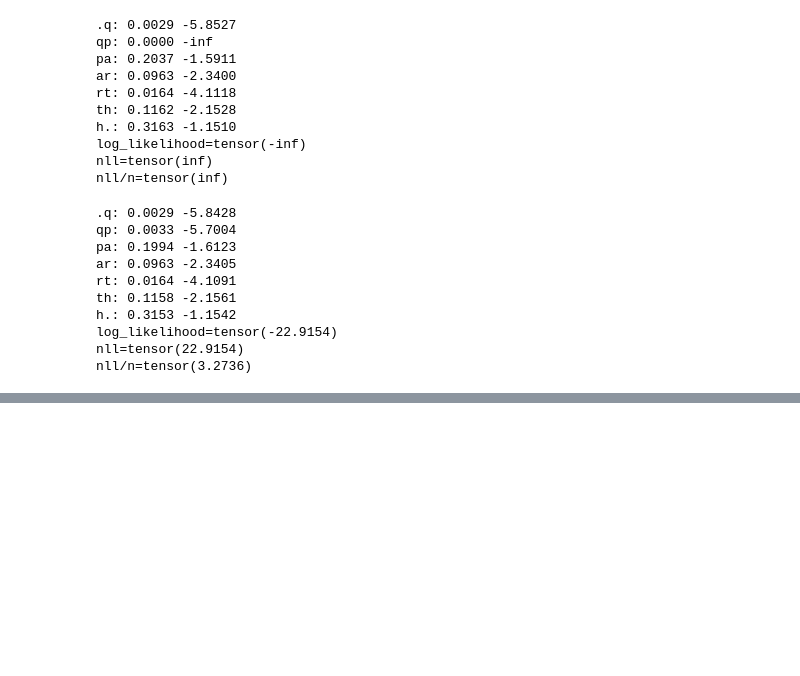
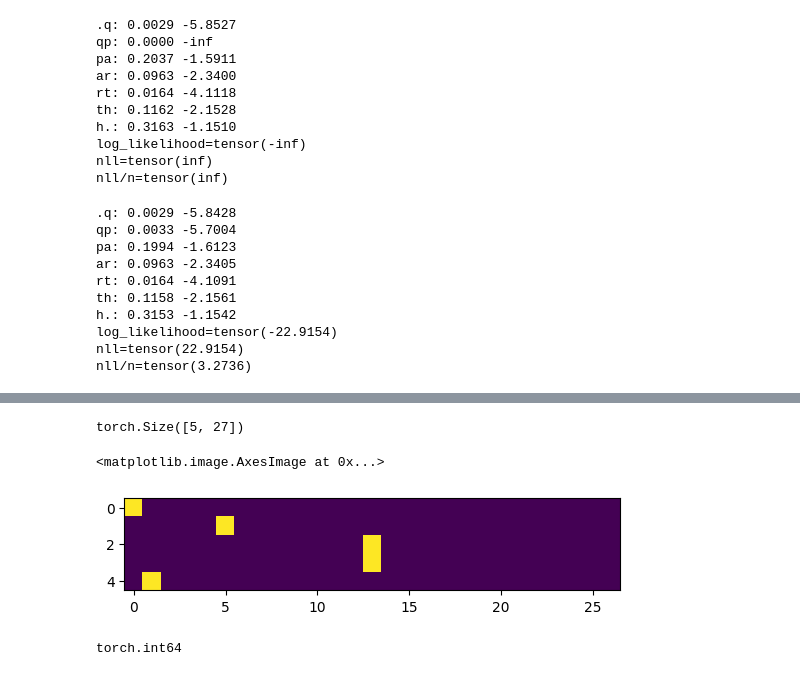
Before and after one commit to ParthKathiria/makemore-explained, a Jupyter notebook: building_makemore.ipynb, the cells around one changed output, grey strips where cells are left out. Cells and saved outputs as stored; diff of their text form; code cells hidden in the pictures; blank space fills up the shorter version.

Commit message:
Notes & Walkthrough for PT.2 - "feeding integers into neural nets? one-hot encodings"

```diff
--- a/building_makemore.ipynb
+++ b/building_makemore.ipynb
@@ -804,0 +816,30 @@ nll/n=tensor(3.2736)
+# %%
+# compiling the training set the same way we did for the previous part
+# creating the training set of bigram (x, y)
+# we are given the "x" character and we are trying to predict the "y" character
+
+# here, xs are the input (a character's index) and ys are the targets (the labels)
+# xs and ys are the integers in this case (the indexes as we implemented earlier under stoi): 'a' -> 1 , 'b' -> 2, 'e' -> 5, '.' -> 0, 'z' -> 26, etc.
+xs, ys = [], []
+
+for w in words[:1]:
+    chs = ['.'] + list(w) + ['.']
+    for ch1, ch2 in zip(chs, chs[1:]):
+        ix1 = stoi[ch1]
+        ix2 = stoi[ch2]
+        print(ch1, ch2)
+        xs.append(ix1)
+        ys.append(ix2)
+
+# we don't want lists for xs and ys, so we are implementing tensors from PyTorch below since that is optimal for neural nets
+xs = torch.tensor(xs)
+ys = torch.tensor(ys)
+
+# reading and analyzing the output for our scenario:
+# for the word "emma", we have 5 examples for our neural network - ".e" , "em", "mm", "ma", "a."
+# therefore, through the two more outputs below - xs and ys
+# when the input is "integer 0", the desired label is "integer 5", whic corresponds to "e".
+# next up 5 from xs -> 13 from ys; so, when the input is 5, we want the models weights (parameters) arranged in such a way that 13 gets a high probability
+# next up 13 from xs -> 13 from ys; so, when the input is 13, we want 13 to have a high probaility.
+# next up 13 from xs -> 1 from ys; so, when the input is 13, we also want 1 to have a high probability.
+# next up 1 from xs -> 0 from ys; so, when the input is 1, we want 0 to have a high probability.
@@ -804,0 +891,6 @@ nll/n=tensor(3.2736)
+# %%
+import torch.nn.functional as F
+# F.one_hot takes each integer in xs and converts it to a 27-dimensional vector
+# num_classes=27 because we have 27 possible characters (26 letters + '.')
+xenc = F.one_hot(xs, num_classes = 27)
+xenc
@@ -804,0 +908,4 @@ nll/n=tensor(3.2736)
+# %%
+xenc.shape    # 5 examples (bigrams from "emma"), each represented as a 27-dimensional one-hot vector
+# %% [output]
+torch.Size([5, 27])
@@ -804,0 +914,11 @@ nll/n=tensor(3.2736)
+# %%
+plt.imshow(xenc)
+
+# 0th, 5th, 13th, 13th, 1st bit turned on (yellow)
+# %% [output]
+<matplotlib.image.AxesImage at 0x...>
+[figure, added]
+# %%
+xenc.dtype    # int64 — this is a problem! neural nets need float tensors for matrix multiplication and backpropagation
+# %% [output]
+torch.int64
```
Also changed, not shown: parts of 12 cells of this notebook.
